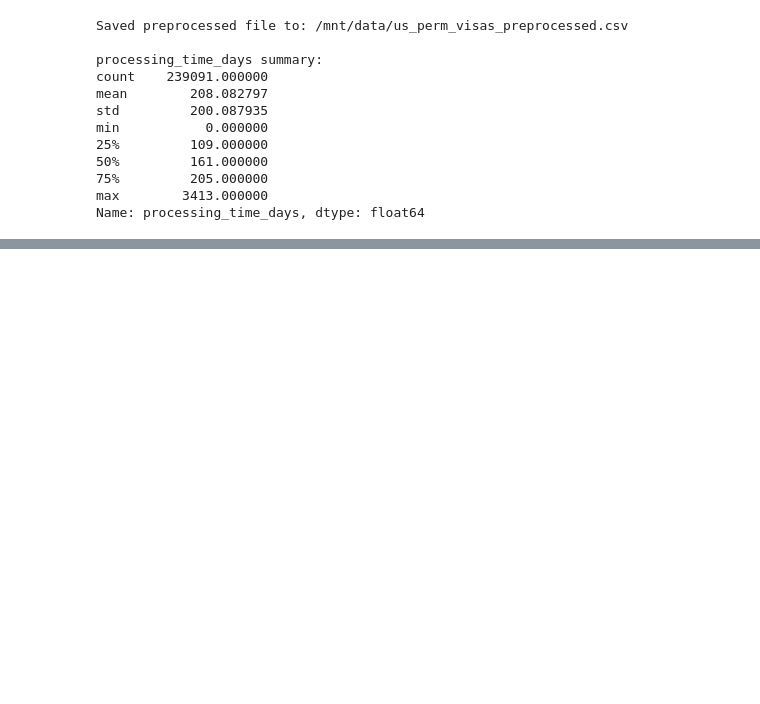
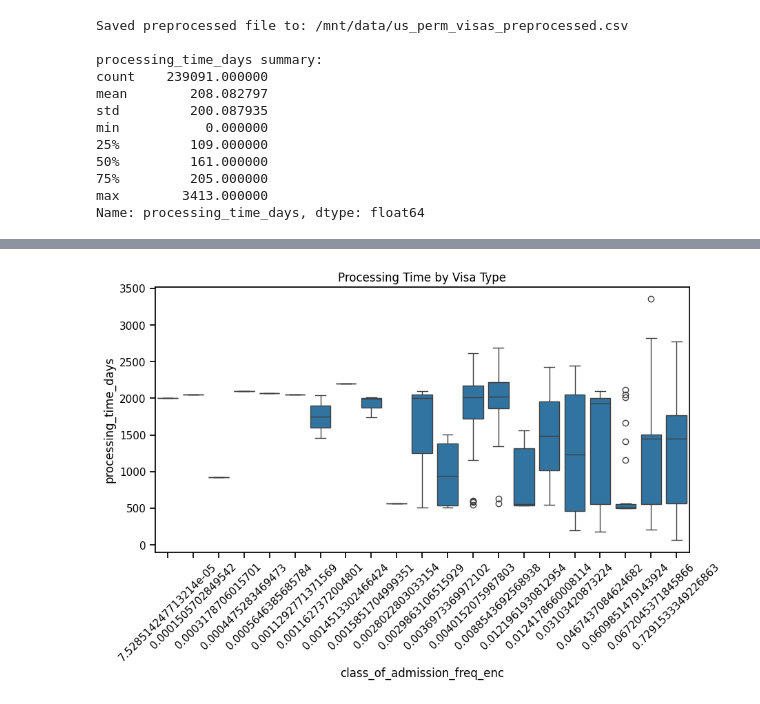
Before and after one commit to helixcoder/visa-processing-project, a Jupyter notebook: visa_project.ipynb, the cells around one changed output, grey strips where cells are left out. Saved outputs shown, nothing was run; the diff lists cells and outputs as text; code cells hidden in the pictures; blank space fills up the shorter version.

```diff
--- a/visa_project.ipynb
+++ b/visa_project.ipynb
@@ -243,0 +278,13 @@ files.download(OUTPUT_PATH)
+# %%
+visa_col = next((c for c in df.columns if 'visa' in c.lower() or 'class' in c.lower()), None)
+
+if visa_col:
+    plt.figure(figsize=(10,5))
+    sns.boxplot(data=df, x=visa_col, y='processing_time_days')
+    plt.xticks(rotation=45)
+    plt.title("Processing Time by Visa Type")
+    plt.show()
+else:
+    print("Visa type column not found")
+# %% [output]
+[figure, added]
```
Also changed, not shown: parts of 8 cells of this notebook, 1 other file.
